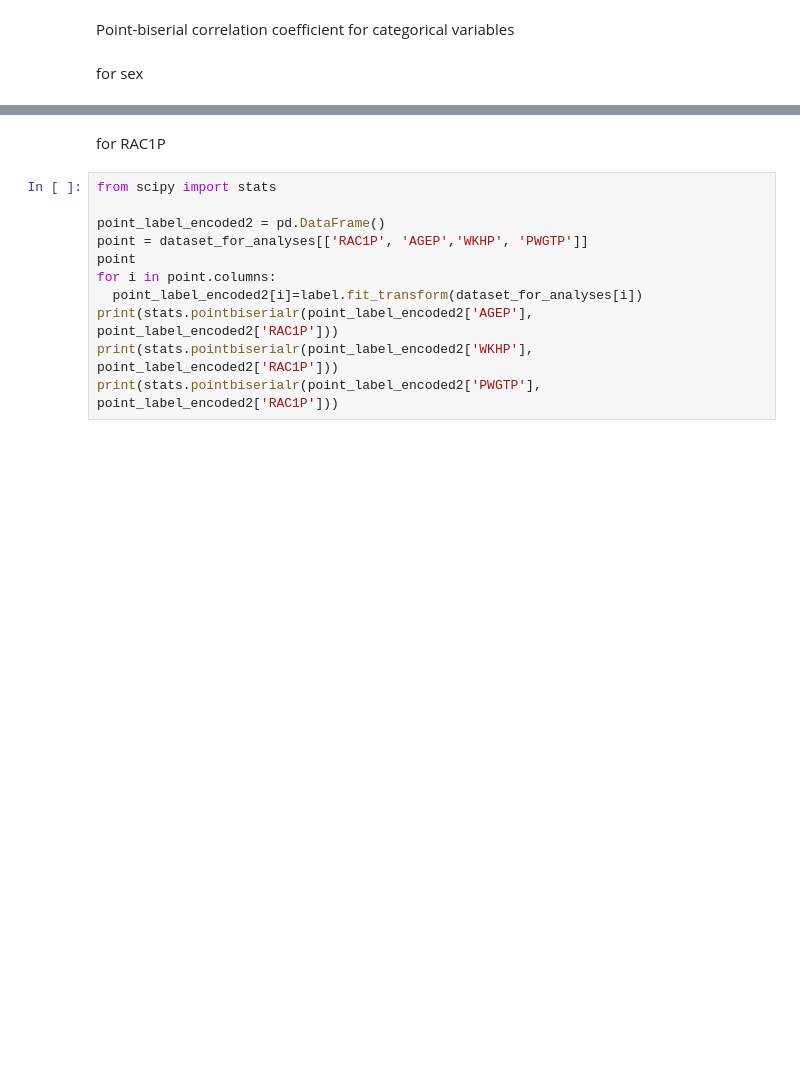
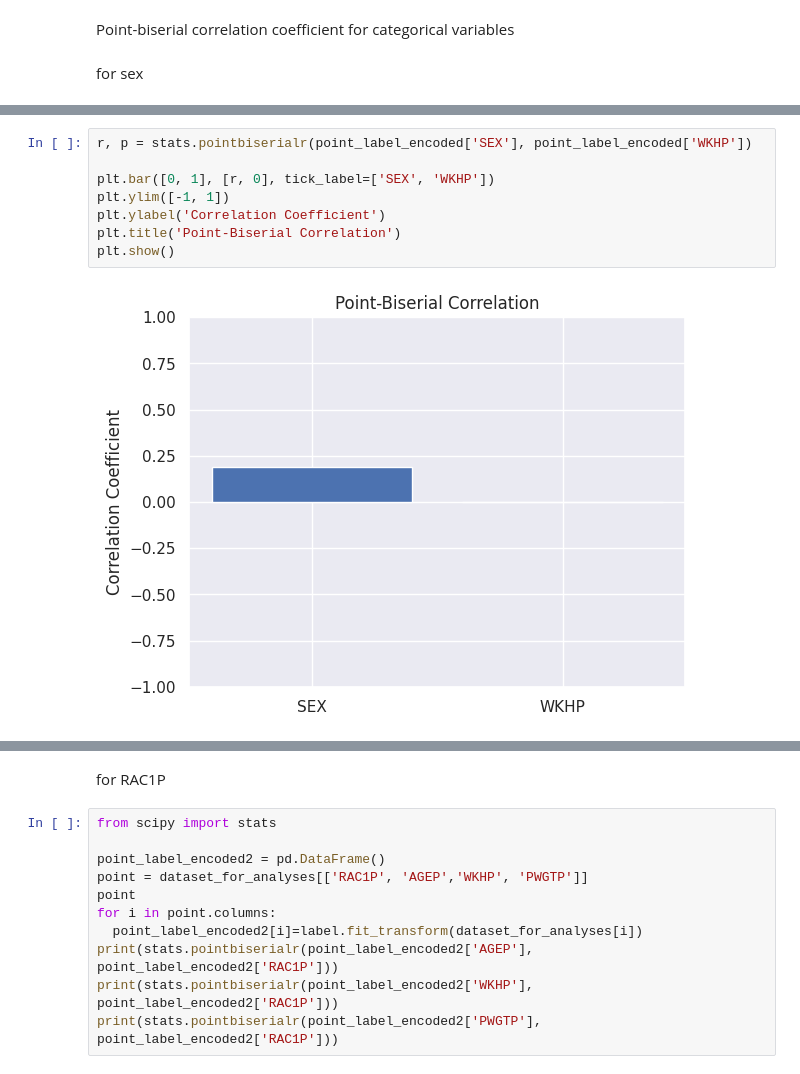
Before and after one commit to jorgedelpozolerida/-KDS_AlgorithmicFairness, a Jupyter notebook: Assignment2/assignment2.ipynb, the cells around one changed output, grey strips where cells are left out. Cells and saved outputs as stored; diff of their text form; blank space fills up the shorter version.

```diff
--- a/Assignment2/assignment2.ipynb
+++ b/Assignment2/assignment2.ipynb
@@ -247,0 +313,10 @@ print(stats.pointbiserialr(point_label_encoded['WKHP'], point_label_encoded['PWG
+# %%
+r, p = stats.pointbiserialr(point_label_encoded['SEX'], point_label_encoded['WKHP'])
+
+plt.bar([0, 1], [r, 0], tick_label=['SEX', 'WKHP'])
+plt.ylim([-1, 1])
+plt.ylabel('Correlation Coefficient')
+plt.title('Point-Biserial Correlation')
+plt.show()
+# %% [output]
+[figure, added]
```
Also changed, not shown: parts of 24 cells of this notebook.
